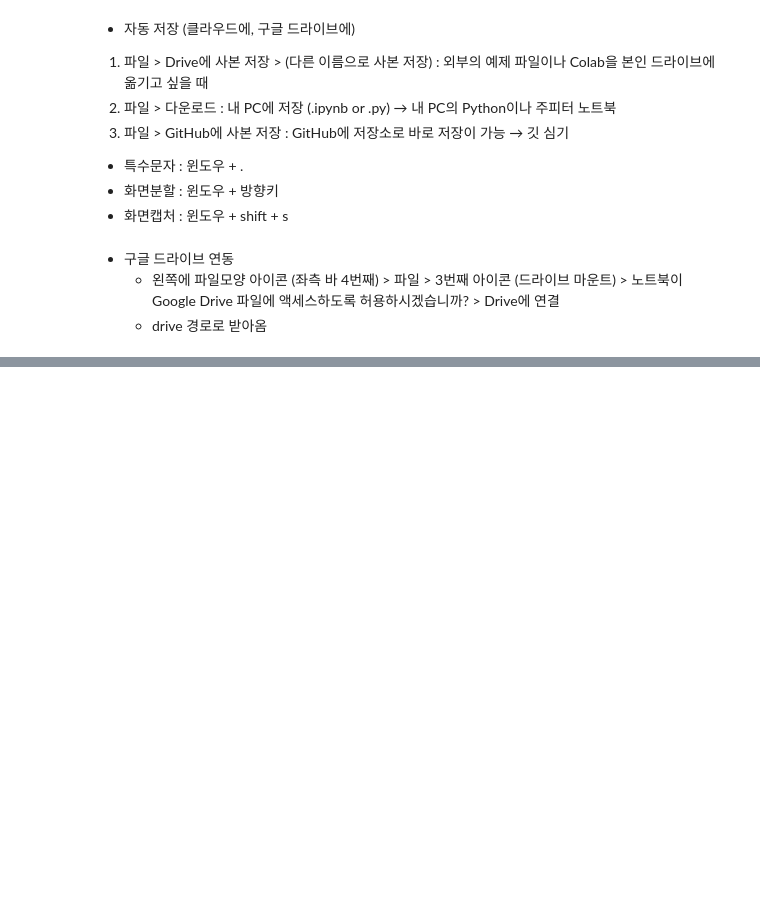
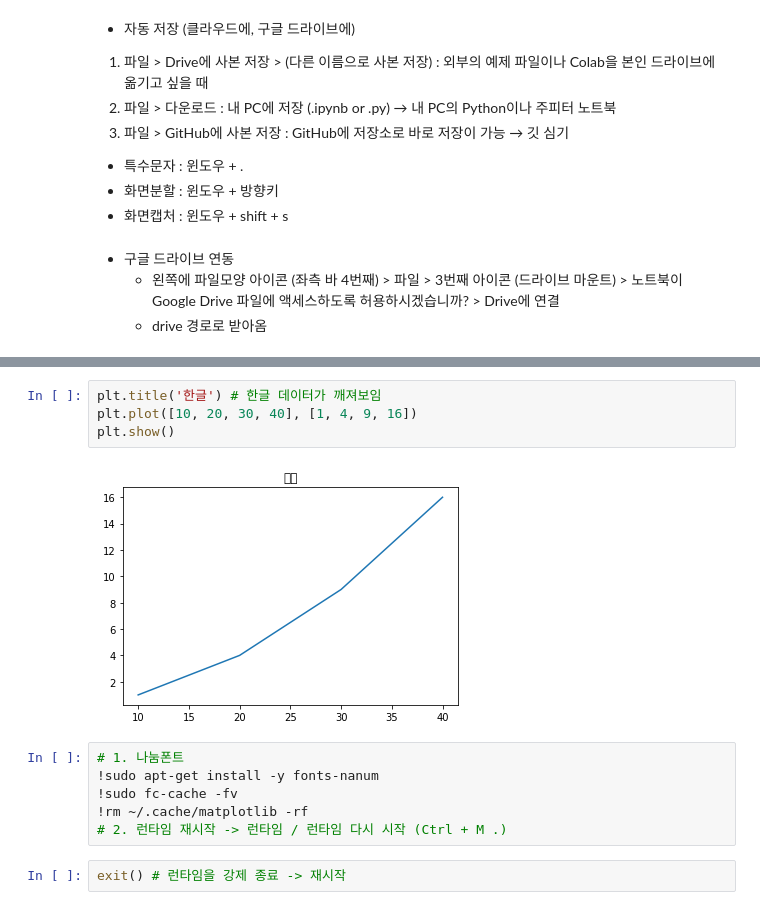
Before and after one commit to HyeJin-Son/Python_Review, a Jupyter notebook: 230207_시각화실습.ipynb, the cells around one changed output, grey strips where cells are left out. Drawn from its saved outputs; the diff is of its cells as text; blank space fills up the shorter version.

```diff
--- a/230207_시각화실습.ipynb
+++ b/230207_시각화실습.ipynb
@@ -26,0 +73,14 @@ Hello World
+# %%
+plt.title('한글') # 한글 데이터가 깨져보임
+plt.plot([10, 20, 30, 40], [1, 4, 9, 16])
+plt.show()
+# %% [output]
+[figure, added]
+# %%
+# 1. 나눔폰트
+!sudo apt-get install -y fonts-nanum
+!sudo fc-cache -fv
+!rm ~/.cache/matplotlib -rf
+# 2. 런타임 재시작 -> 런타임 / 런타임 다시 시작 (Ctrl + M .)
+# %%
+exit() # 런타임을 강제 종료 -> 재시작
```
Also changed, not shown: parts of 49 cells of this notebook.
